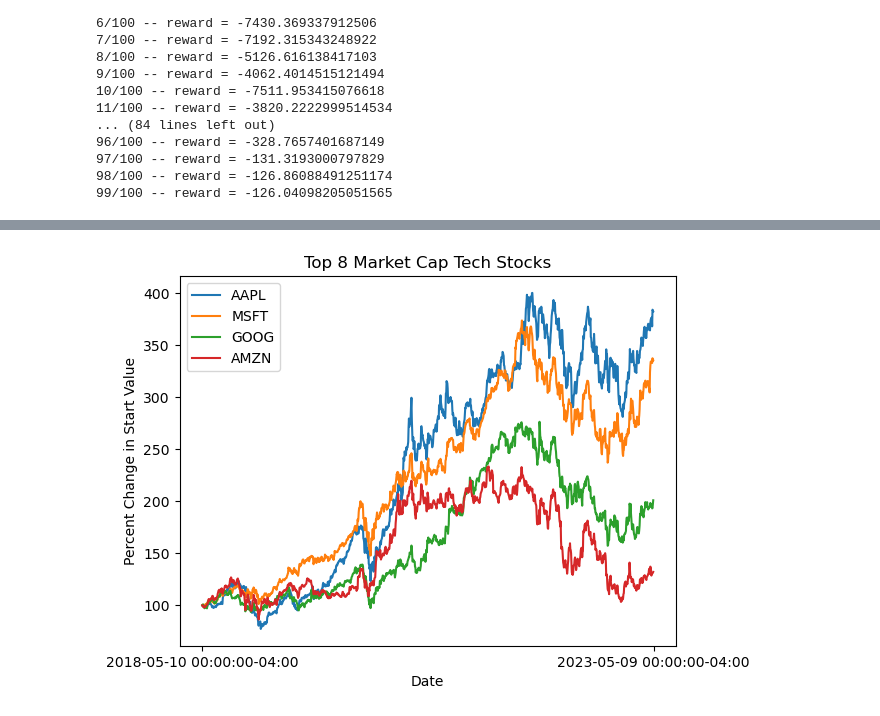
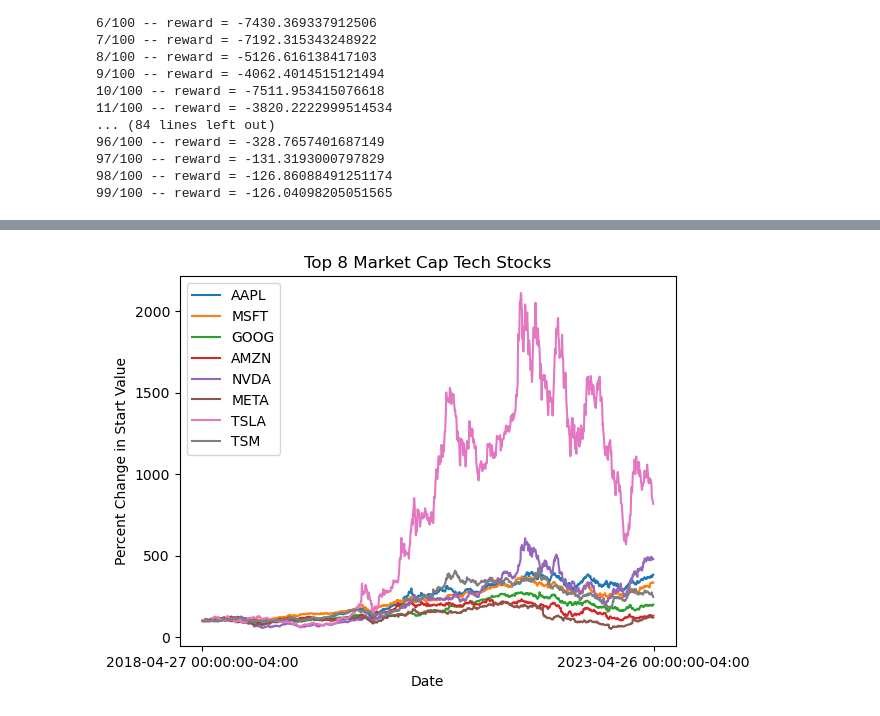
Before and after one commit to dtborders/ml-methods, a Jupyter notebook: deep_continuous_q_learn.ipynb, the cells around one changed output, grey strips where cells are left out. Cells and saved outputs as stored; diff of their text form; code cells hidden in the pictures.

```diff
--- a/deep_continuous_q_learn.ipynb
+++ b/deep_continuous_q_learn.ipynb
@@ -416,7 +242,18 @@ for ee in range(N_episodes):
 top_8_tech = ['AAPL', 'MSFT', 'GOOG', 'AMZN', 'NVDA', 'META', 'TSLA', 'TSM']
 top_4_tech = ['AAPL', 'MSFT', 'GOOG', 'AMZN']
 
-used_tech = top_4_tech
+used_tech = top_8_tech
+# %%
+# run this to download the data
+datas = {}
+num_shares = {}
+for ticker in used_tech:
+    data = yf.Ticker(ticker)
+    df = data.history(period="2y", interval='1h')
+    datas[ticker] = df
+    df.to_csv(f"data/stocksv2/{ticker}.csv")
+
+    num_shares[ticker] = int(data.info['marketCap']/data.info['previousClose'])
 # %%
 # run this to load the data wo re-downloading
 datas = {}
@@ -429,3 +266,6 @@ for ticker in used_tech:
     # Note: This will break if there are any stock splits between the last time the data was downloaded
     # and the time the num shares is computed. Redownload data if this happens
     num_shares[ticker] = int(data.info['marketCap']/data.info['previousClose'])
+# %%
+for ticker in num_shares.keys():
+    print(f"Market cap {ticker} = {num_shares[ticker]*datas[ticker].iloc[-1]['Close']}")
@@ -433,7 +282,7 @@ for ticker in used_tech:
 for ticker in used_tech:
     stval = datas[ticker]['High'][0]
     datas[ticker]['High'].apply(lambda x: 100*x/stval).plot()
-plt.legend(top_4_tech)
+plt.legend(top_8_tech)
 plt.ylabel("Percent Change in Start Value")
 plt.title("Top 8 Market Cap Tech Stocks")
 plt.xticks([0, len(datas[ticker]-1)], [datas[ticker].index[0], datas[ticker].index[-1]], rotation=0)
@@ -445 +294 @@ plt.xticks([0, len(datas[ticker]-1)], [datas[ticker].index[0], datas[ticker].ind
-[figure, old version]
+[figure, new version]
```
Also changed, not shown: parts of 23 cells of this notebook.
